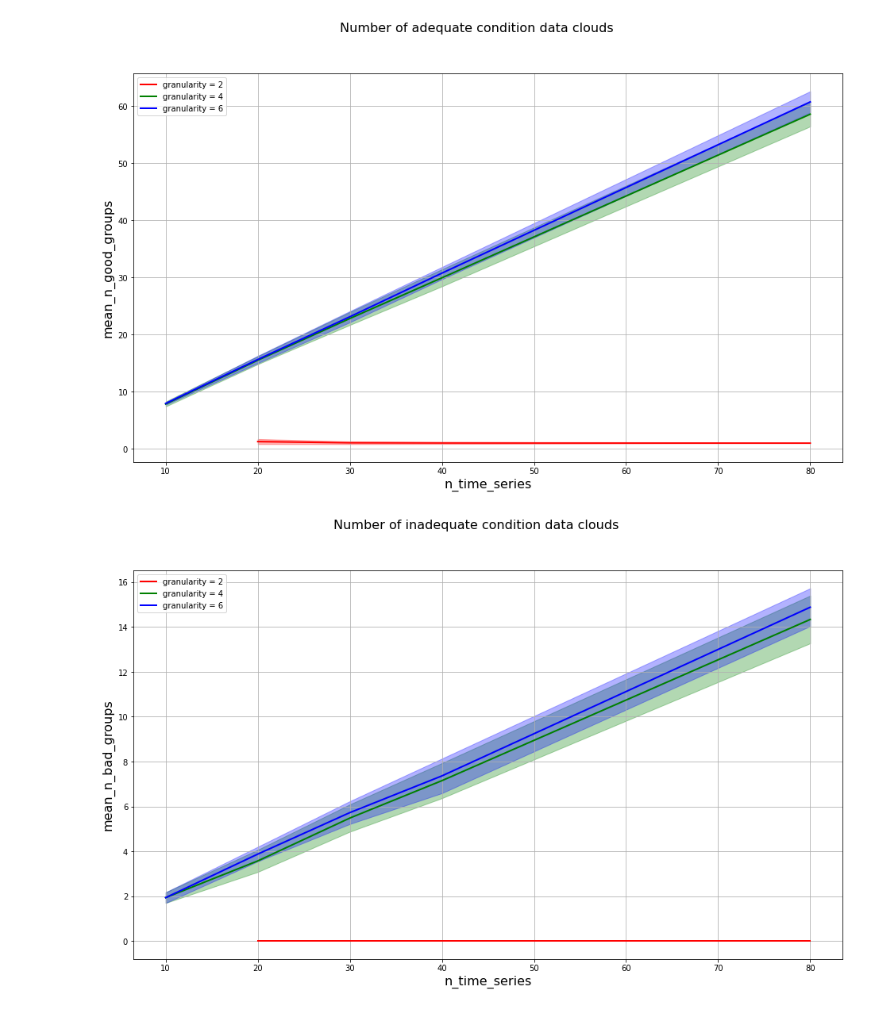
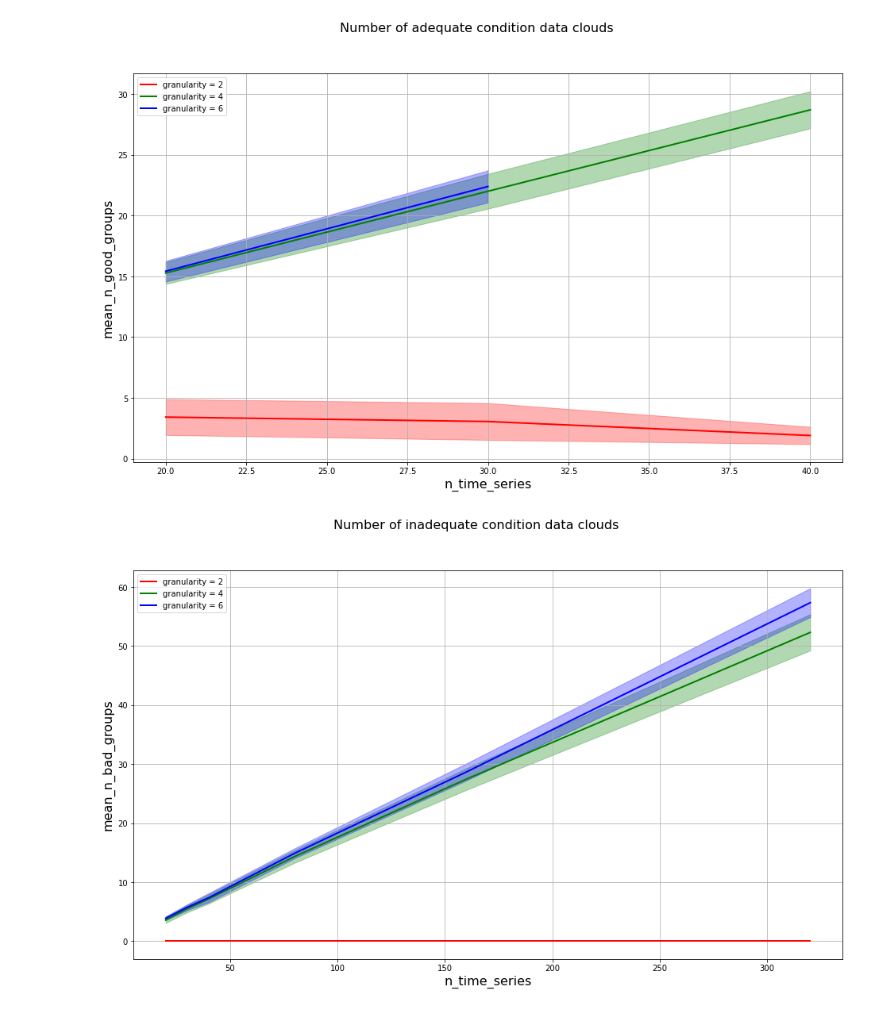
Before and after one commit to Esterci/Lathes_Tool_Project_Beta, a Jupyter notebook: flatten_SODA/SODA_exploration.ipynb, the cells around one changed output. Drawn from its saved outputs; the diff is of its cells as text; code cells hidden in the pictures.

```diff
--- a/flatten_SODA/SODA_exploration.ipynb
+++ b/flatten_SODA/SODA_exploration.ipynb
@@ -8,6 +7,5 @@ import matplotlib.pyplot as plt
 # %%
 output_list = glob.glob('outputs/*')
 output_list.sort()
-output_list = output_list [1:]
 output_list
 # %% [output]
@@ -38,7 +37,7 @@ for file in output_list:
 
     output_dict = pickle.load(open(file, "rb"))
 
-    if not (output_dict['n_time_series'] == 160 or np.isnan(output_dict['n_time_series']) == True):
+    if not (output_dict['n_time_series'] == 500 or np.isnan(output_dict['n_time_series']) == True):
 
         columns = list(output_dict.keys())
 
@@ -53,15 +52,16 @@ for file in output_list:
             else:
                 aux.append(value)
 
-        aux.append(int(granularity))
+        aux.append(float(granularity))
 
         columns.append('granularity')
 
     data.append(aux)
 
-df = pd.DataFrame(data, columns=columns)
+df = pd.DataFrame(data, columns=columns).sort_values(by=['n_time_series'])
 
-df = df.drop(3, axis=0)
+#df = df.drop(0, axis=0)
+#df = df.drop(1, axis=0)
 # %%
 df
 # %% [output]
@@ -140,11 +141,11 @@ fig.suptitle('Number of adequate condition data clouds', fontsize=16)
 
 # Plotando 2D
 
-gra_2 = [df[::]['granularity'] == 2]
+gra_2 = [df[::]['granularity'] == 2.25]
 
-gra_4 = [df[::]['granularity'] == 4]
+gra_4 = [df[::]['granularity'] == 3.25]
 
-gra_6 = [df[::]['granularity'] == 6]
+gra_6 = [df[::]['granularity'] == 3.5]
 
 
 ax = fig.add_subplot(1, 1, 1)
@@ -159,34 +160,34 @@ ax.plot(df[::]['n_time_series'].values[gra_2], df[::]['mean_n_good_groups'].valu
 ax.fill_between(df[::]['n_time_series'].values[gra_2],
                 df[::]['mean_n_good_groups'].values[gra_2] - df[::]['std_n_good_groups'].values[gra_2],
                 df[::]['mean_n_good_groups'].values[gra_2] + df[::]['std_n_good_groups'].values[gra_2],
                 color='r',
                 alpha=0.3)
 
 ax.plot(df[::]['n_time_series'].values[gra_4], df[::]['mean_n_good_groups'].values[gra_4], 'g', linewidth=2,
         label='granularity = {}'.format(4))
 
 ax.fill_between(df[::]['n_time_series'].values[gra_4],
                 df[::]['mean_n_good_groups'].values[gra_4] - df[::]['std_n_good_groups'].values[gra_4],
                 df[::]['mean_n_good_groups'].values[gra_4] + df[::]['std_n_good_groups'].values[gra_4],
                 color='g',
                 alpha=0.3)
 
 ax.plot(df[::]['n_time_series'].values[gra_6], df[::]['mean_n_good_groups'].values[gra_6], 'b', linewidth=2,
         label='granularity = {}'.format(6))
 
 ax.fill_between(df[::]['n_time_series'].values[gra_6],
                 df[::]['mean_n_good_groups'].values[gra_6] - df[::]['std_n_good_groups'].values[gra_6],
                 df[::]['mean_n_good_groups'].values[gra_6] + df[::]['std_n_good_groups'].values[gra_6],
                 color='b',
                 alpha=0.3)
 
 ax.grid()
 ax.legend()
 
 plt.show()
 fig.savefig('mean_n_good_groups.png', bbox_inches='tight')
 # %% [output]
-[figure, old version]
+[figure, new version]
 # %%
 fig = plt.figure(figsize=[16, 9])
 fig.suptitle('Number of inadequate condition data clouds', fontsize=16)
@@ -239,7 +240,7 @@ ax.legend()
 plt.show()
 fig.savefig('mean_n_bad_groups.png', bbox_inches='tight')
 # %% [output]
-[figure, old version]
+[figure, new version]
 # %%
 fig = plt.figure(figsize=[16, 9])
 fig.suptitle('Composition of adequate condition data clouds', fontsize=16)
```
Also changed, not shown: parts of 6 cells of this notebook, 2 other files.
